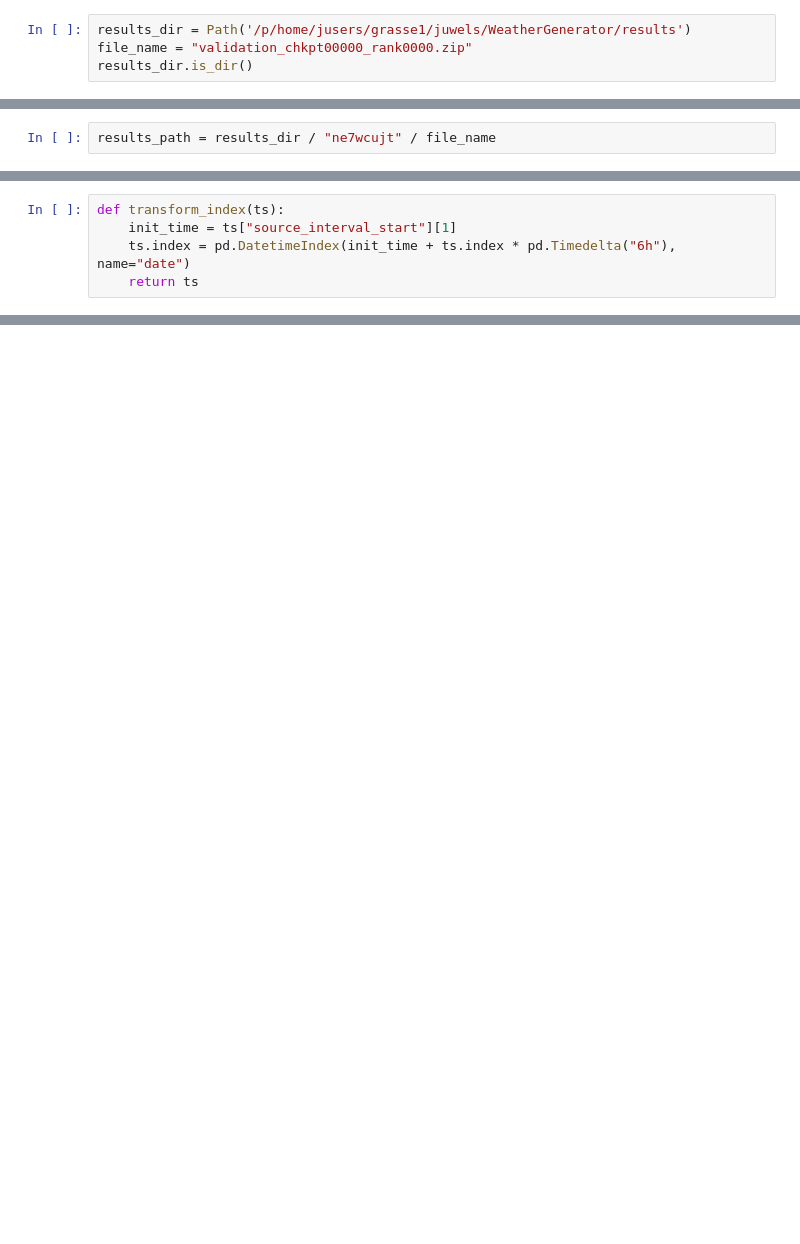
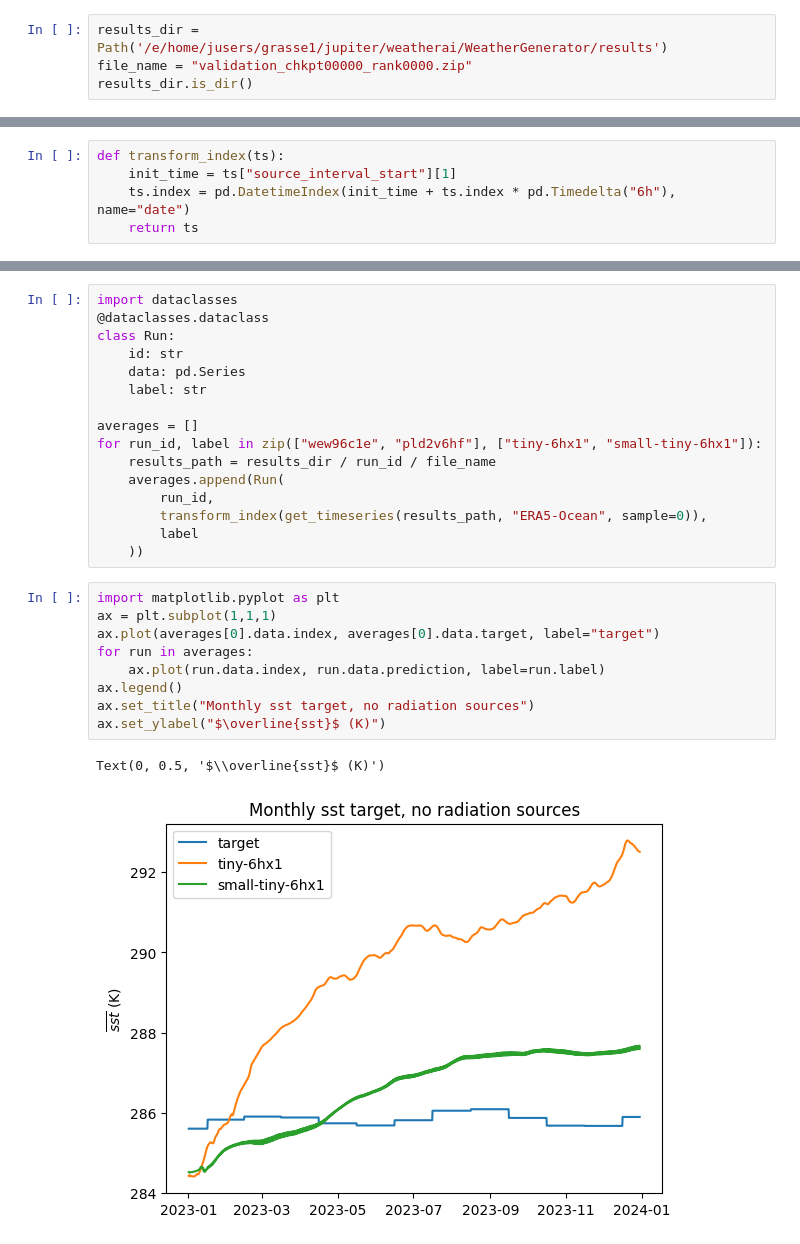
Before and after one commit to grassesi/WeatherGenerator, a Jupyter notebook: config/plot_master.ipynb, the cells around one changed output, grey strips where cells are left out. Saved outputs shown, nothing was run; the diff lists cells and outputs as text; blank space fills up the shorter version.

Commit message:
plotting changes

```diff
--- a/config/plot_master.ipynb
+++ b/config/plot_master.ipynb
@@ -11,6 +23,6 @@ runns = {
 }
 # %%
-results_dir = Path('/p/home/jusers/grasse1/juwels/WeatherGenerator/results')
+results_dir = Path('/e/home/jusers/grasse1/jupiter/weatherai/WeatherGenerator/results')
 file_name = "validation_chkpt00000_rank0000.zip"
 results_dir.is_dir()
 # %% [output]
@@ -46,5 +58,3 @@ def contents(results_path):
             sorted(int(sample) for sample in reader.samples),
             reader.streams,
         )
-# %%
-results_path = results_dir / "ne7wcujt" / file_name
@@ -94,0 +66,28 @@ transform_index(ts_lead_time_at_init_120).plot(y=["target", "prediction"])
+# %%
+import dataclasses
+@dataclasses.dataclass
+class Run:
+    id: str
+    data: pd.Series
+    label: str
+
+averages = []
+for run_id, label in zip(["wew96c1e", "pld2v6hf"], ["tiny-6hx1", "small-tiny-6hx1"]):
+    results_path = results_dir / run_id / file_name
+    averages.append(Run(
+        run_id,
+        transform_index(get_timeseries(results_path, "ERA5-Ocean", sample=0)),
+        label
+    ))
+# %%
+import matplotlib.pyplot as plt
+ax = plt.subplot(1,1,1)
+ax.plot(averages[0].data.index, averages[0].data.target, label="target")
+for run in averages:
+    ax.plot(run.data.index, run.data.prediction, label=run.label)
+ax.legend()
+ax.set_title("Monthly sst target, no radiation sources")
+ax.set_ylabel("$\overline{sst}$ (K)")
+# %% [output]
+Text(0, 0.5, '$\\overline{sst}$ (K)')
+[figure, added]
```
Also changed, not shown: parts of 5 cells of this notebook, 1 other file.
